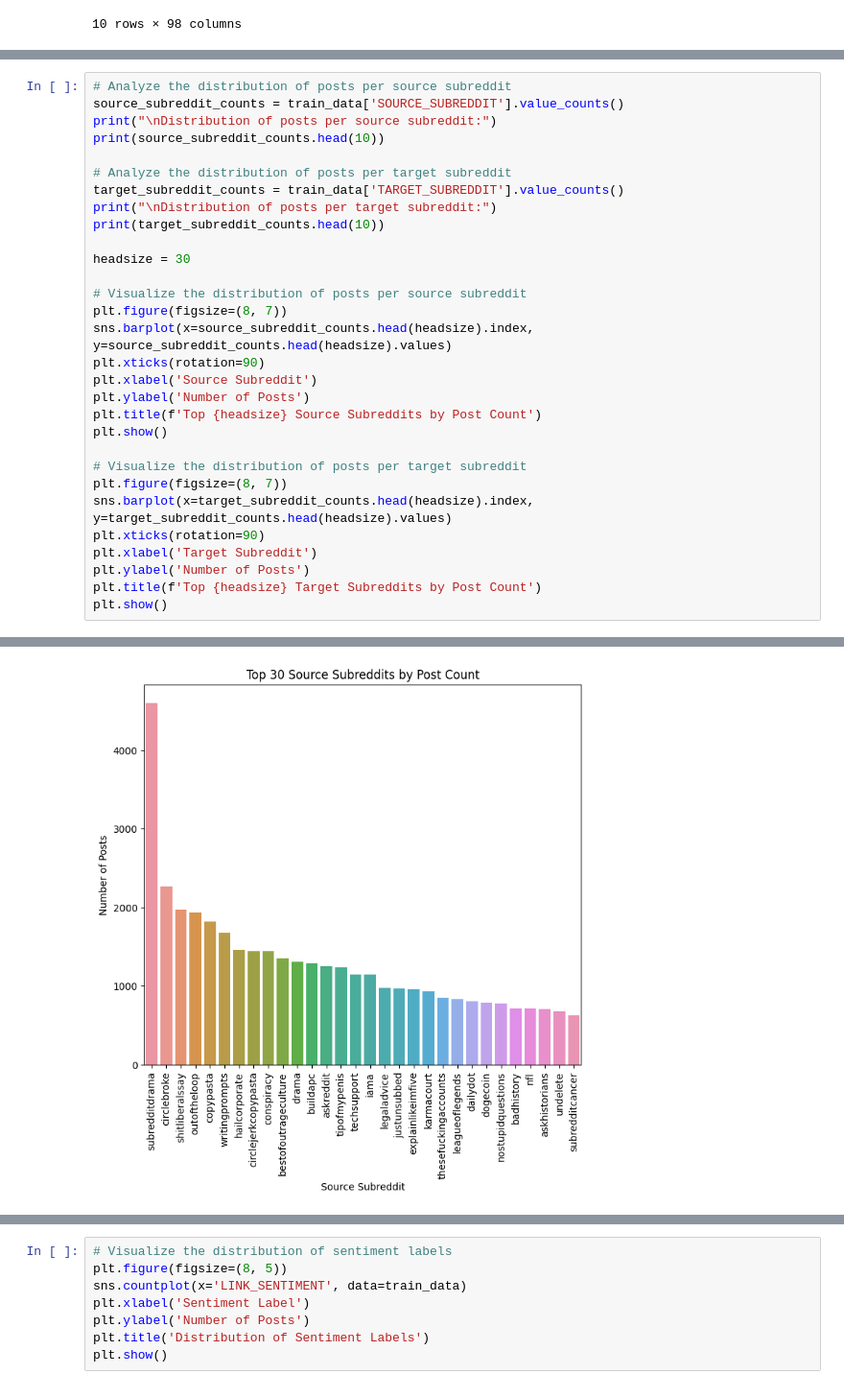
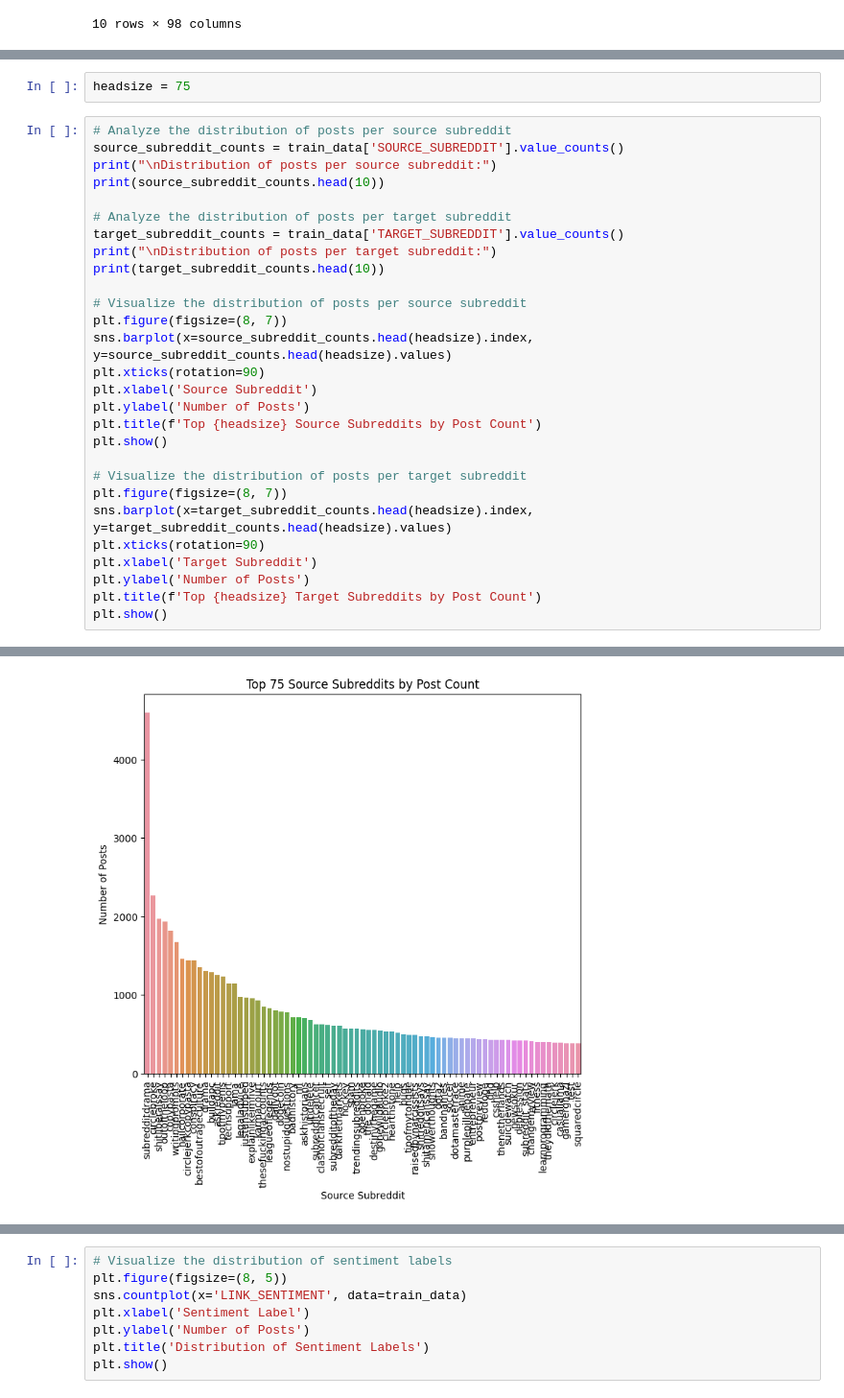
Before and after one commit to niceshice/DS4DH_Abg, a Jupyter notebook: EDA.ipynb, the cells around one changed output, grey strips where cells are left out. Shown at 96% size. Cells and saved outputs as stored; diff of their text form.

```diff
--- a/EDA.ipynb
+++ b/EDA.ipynb
@@ -52,3 +51,5 @@ property_descriptions.transpose()
+# %%
+headsize = 75
 # %%
 # Analyze the distribution of posts per source subreddit
 source_subreddit_counts = train_data['SOURCE_SUBREDDIT'].value_counts()
@@ -59,8 +60,6 @@ print(source_subreddit_counts.head(10))
 target_subreddit_counts = train_data['TARGET_SUBREDDIT'].value_counts()
 print("\nDistribution of posts per target subreddit:")
 print(target_subreddit_counts.head(10))
-
-headsize = 30
 
 # Visualize the distribution of posts per source subreddit
 plt.figure(figsize=(8, 7))
@@ -70,31 +69,31 @@ plt.xlabel('Source Subreddit')
 plt.ylabel('Number of Posts')
 plt.title(f'Top {headsize} Source Subreddits by Post Count')
 plt.show()
 
 # Visualize the distribution of posts per target subreddit
 plt.figure(figsize=(8, 7))
 sns.barplot(x=target_subreddit_counts.head(headsize).index, y=target_subreddit_counts.head(headsize).values)
 plt.xticks(rotation=90)
 plt.xlabel('Target Subreddit')
 plt.ylabel('Number of Posts')
 plt.title(f'Top {headsize} Target Subreddits by Post Count')
 plt.show()
 # %% [output]
 Distribution of posts per source subreddit:
 SOURCE_SUBREDDIT
 subredditdrama          4601
 circlebroke             2264
 shitliberalssay         1968
 outoftheloop            1934
 copypasta               1816
 writingprompts          1676
 hailcorporate           1460
 circlejerkcopypasta     1443
 conspiracy              1440
 bestofoutrageculture    1354
 ... (11 lines left out)
 worldnews          2207
 funny              1971
 news               1737
 Name: count, dtype: int64
-[figure, old version]
+[figure, new version]
```
Also changed, not shown: parts of 29 cells of this notebook.
